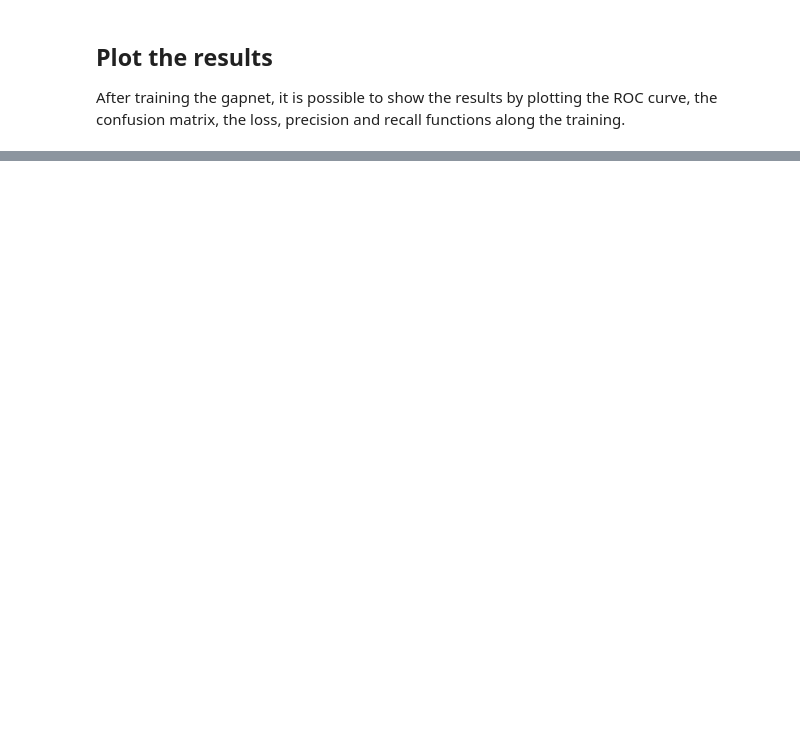
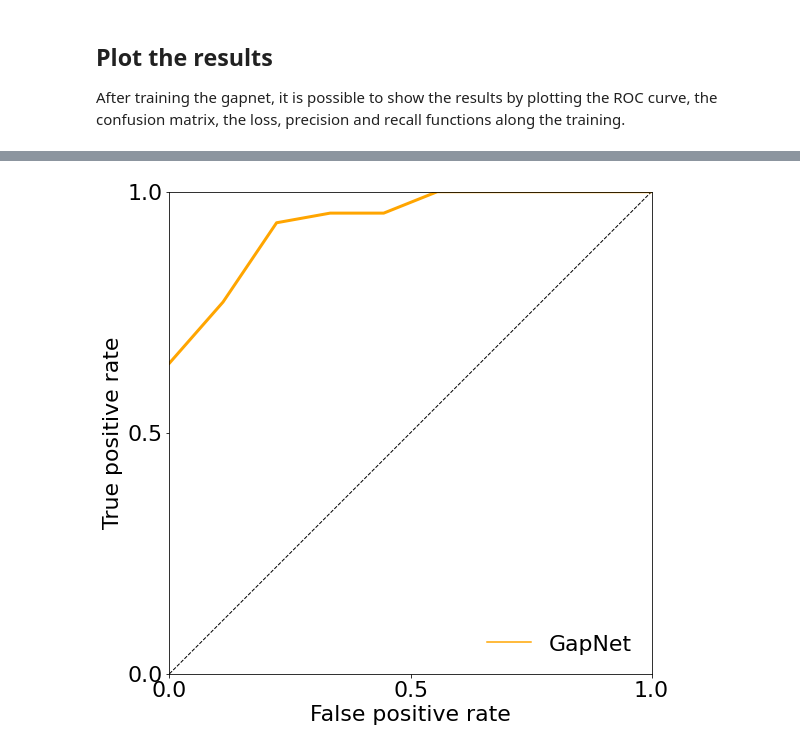
Before and after one commit to softmatterlab/GapNet, a Jupyter notebook: gapnet_tutorial.ipynb, the cells around one changed output, grey strips where cells are left out. Cells and saved outputs as stored; diff of their text form; code cells hidden in the pictures; blank space fills up the shorter version.

```diff
--- a/gapnet_tutorial.ipynb
+++ b/gapnet_tutorial.ipynb
@@ -190,0 +179,9 @@ gapnet.plot_hist(gapnet_model.val_aucs, 'gapnet', color='darkorange', alpha=0.5)
+# %%
+fig, axe = plt.subplots(1,1,figsize=(8, 8))
+axe.plot(0,0.7, color= "orange", label = "GapNet")
+gapnet.plot_roc("GapNet", gapnet_model.val_y_labels, gapnet_model.val_y_preds, axe=axe, linestyle='solid', color='orange', x_label=True, alpha=0.15)
+axe.legend( frameon=False, fontsize = 22, title_fontsize = 22)
+plt.tight_layout()
+plt.subplots_adjust(left=None, right=None, bottom=None, top=None, wspace=0.1, hspace=0.1)
+# %% [output]
+[figure, added]
```
Also changed, not shown: parts of 14 cells of this notebook.
